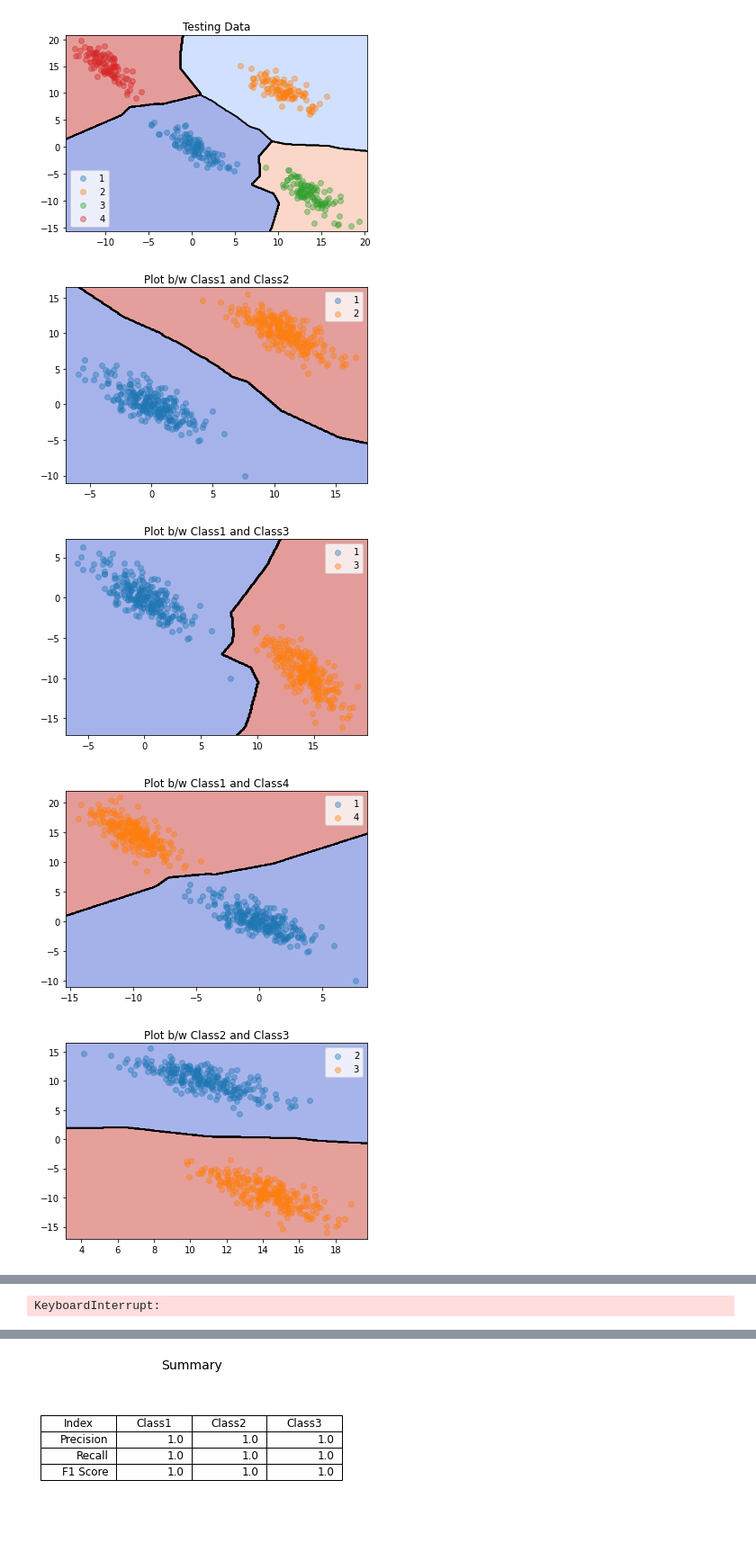
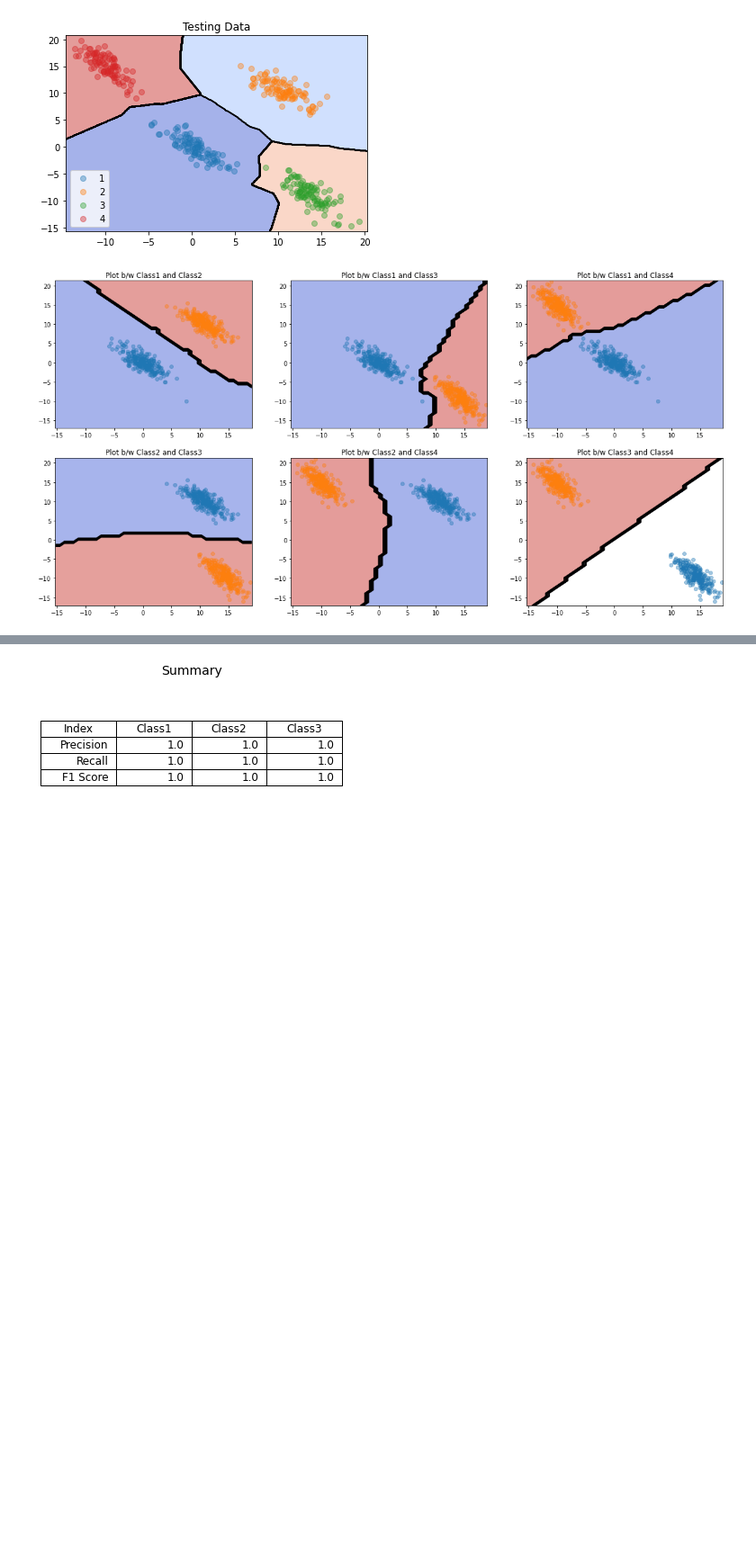
Before and after one commit to amankushwaha25/CS401-IML-Assignment, a Jupyter notebook: LinearSeparable.ipynb, the cells around one changed output, grey strips where cells are left out. Shown at 90% size. Cells and saved outputs as stored; diff of their text form; code cells hidden in the pictures; blank space fills up the shorter version.

Commit message:
Modularised Code & Changed scale of pairwise plots

```diff
--- a/LinearSeparable.ipynb
+++ b/LinearSeparable.ipynb
@@ -125,20 +133,24 @@ decision_plot(df_test, nn_classifier, "Testing Data")
 # %%
 #Pair wise plots
 from itertools import combinations
 
 pairs = list(combinations(df.className.unique(), 2))
 
-for i in pairs:
-    dataframe = df[(df.className == i[0]) | (df.className == i[1])]
+fig, axes = plt.subplots(2,3,figsize=(20,10))
+for pair_idx, pair in enumerate(pairs):
+    dataframe = df[(df.className == pair[0]) | (df.className == pair[1])]
     pairwise_classifier = KNeighborsClassifier(n_neighbors=1)
 
     X = dataframe.iloc[:,:-1]
     y = dataframe.iloc[:, -1]
 
     pairwise_classifier.fit(X, y)
-    decision_plot(dataframe, pairwise_classifier, title = f"Plot b/w Class{i[0]} and Class{i[1]}")
+    x = pair_idx//3
+    y1 = pair_idx%3
+    decision_subplots(axes[x,y1],dataframe, pairwise_classifier,df, title = f"Plot b/w Class{pair[0]} and Class{pair[1]}",steps=0.8)
+
+
+
+plt.show()
 # %% [output]
-[figure, old version]
+[figure, new version]
-[figure, removed]
-[figure, removed]
-[figure, removed]
@@ -146 +156,0 @@ for i in pairs:
-KeyboardInterrupt:
```
Also changed, not shown: parts of 25 cells of this notebook, 6 other files.
